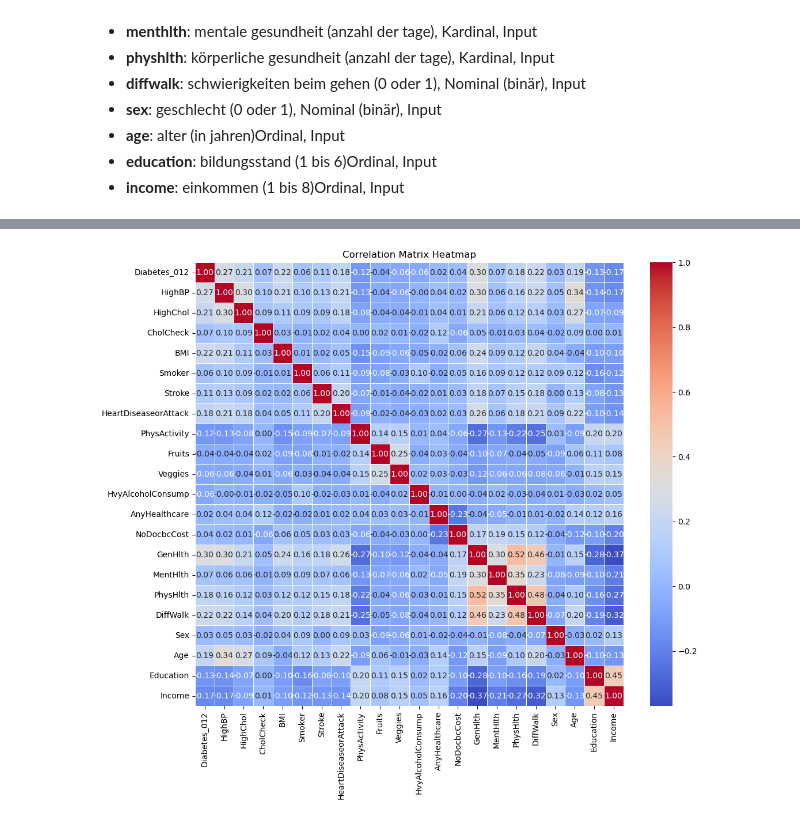
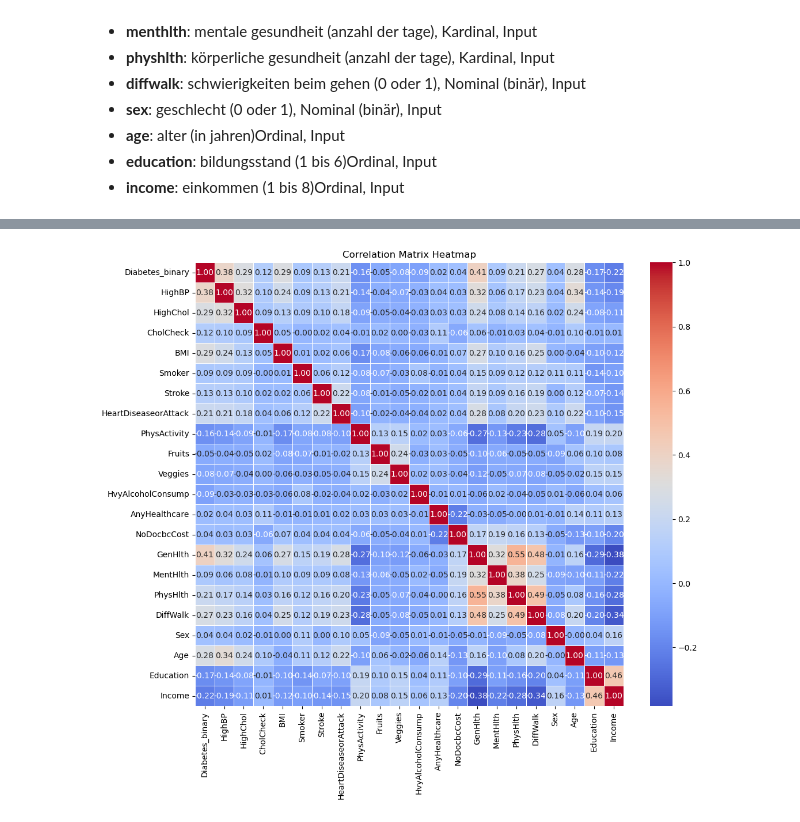
Before and after one commit to DataScience-DHBWKA/Gruppe3-DataExploration, a Jupyter notebook: data_exploration.ipynb, the cells around one changed output, grey strips where cells are left out. Cells and saved outputs as stored; diff of their text form; code cells hidden in the pictures.

```diff
--- a/data_exploration.ipynb
+++ b/data_exploration.ipynb
@@ -143,7 +125,8 @@ display(correlation_matrix)
 # %%
+correlation_matrix = df_diabetes_binary_50_50.corr()
 plt.figure(figsize=(12, 10))
 sns.heatmap(correlation_matrix, annot=True, fmt=".2f", cmap='coolwarm', linewidths=.5)
 plt.title('Correlation Matrix Heatmap')
 plt.show()
 # %% [output]
-[figure, old version]
+[figure, new version]
```
Also changed, not shown: parts of 11 cells of this notebook.
